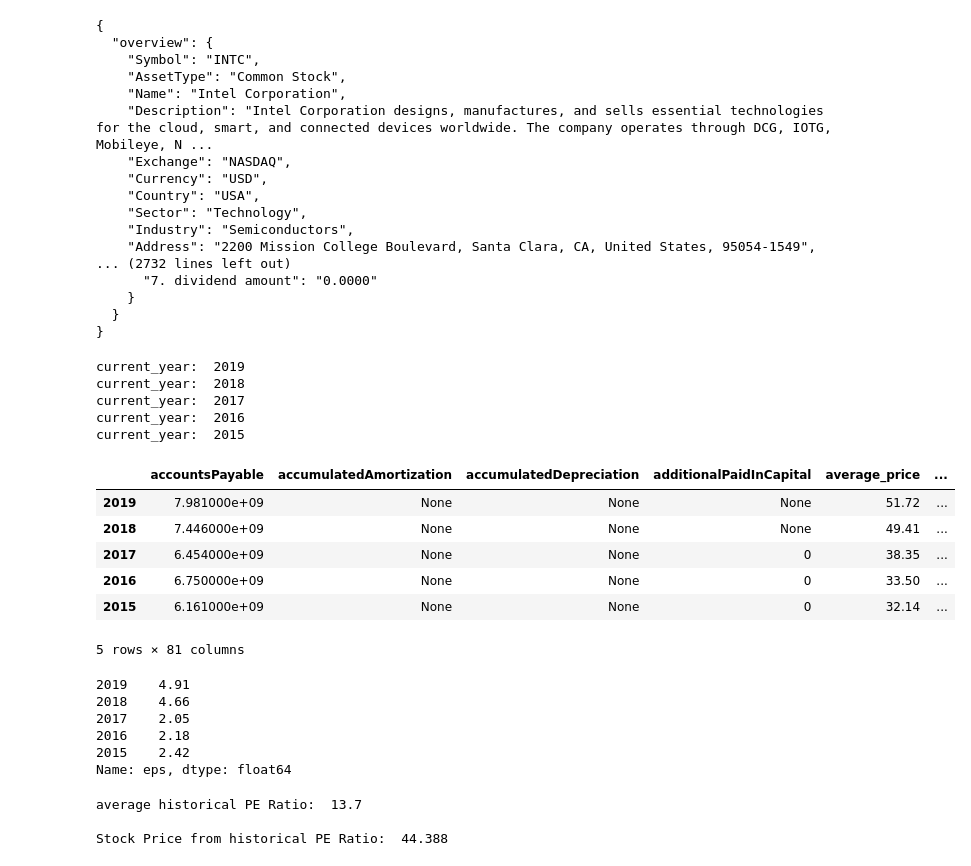
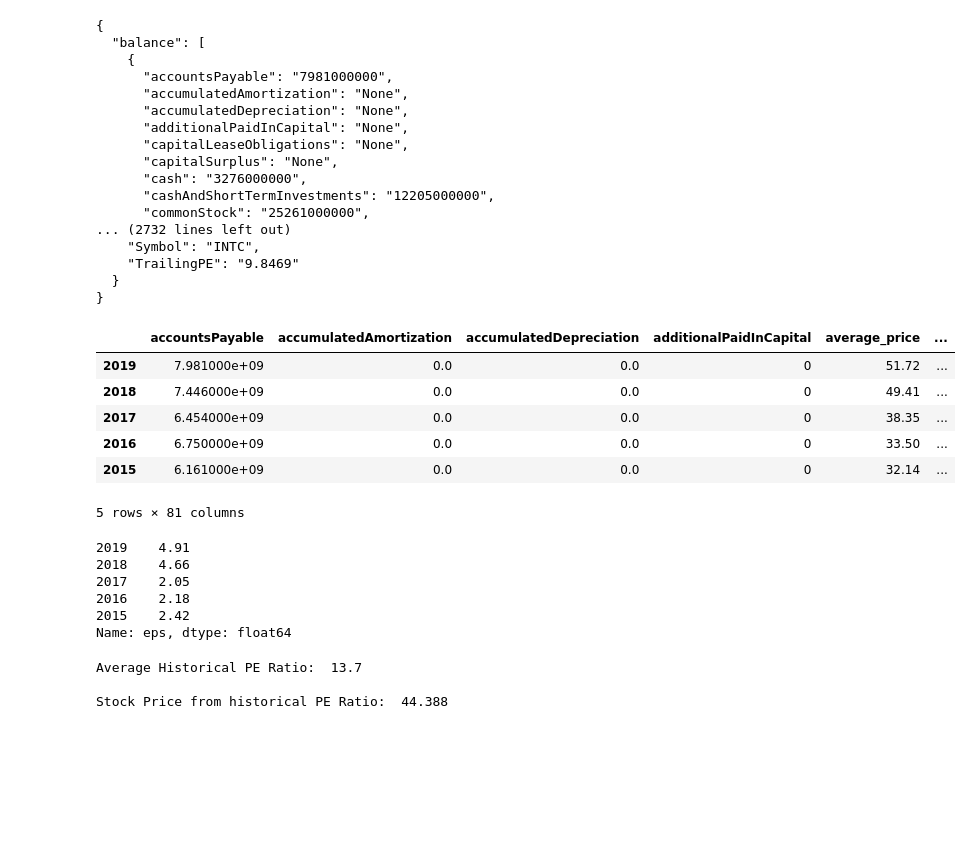
Before and after one commit to dolleyj/jupyter_notebooks, a Jupyter notebook: get_stock_fair_value.ipynb, the cells around one changed output. Drawn from its saved outputs; the diff is of its cells as text; code cells hidden in the pictures; blank space fills up the shorter version.

```diff
--- a/get_stock_fair_value.ipynb
+++ b/get_stock_fair_value.ipynb
@@ -31,23 +31,23 @@ data = None
 data = get_stock_data(STOCK_SYMBOL)
 
 import json
-print(json.dumps(data, indent=2))
+print(json.dumps(data, indent=2, sort_keys=True))
 # %% [output]
 {
-  "overview": {
+  "balance": [
+    {
+      "accountsPayable": "7981000000",
+      "accumulatedAmortization": "None",
+      "accumulatedDepreciation": "None",
+      "additionalPaidInCapital": "None",
+      "capitalLeaseObligations": "None",
+      "capitalSurplus": "None",
+      "cash": "3276000000",
+      "cashAndShortTermInvestments": "12205000000",
+      "commonStock": "25261000000",
+... (2732 lines left out)
     "Symbol": "INTC",
-    "AssetType": "Common Stock",
-    "Name": "Intel Corporation",
-    "Description": "Intel Corporation designs, manufactures, and sells essential technologies for the cloud, smart, and connected devices worldwide. The company operates through DCG, IOTG, Mobileye, N ...
-    "Exchange": "NASDAQ",
-    "Currency": "USD",
-    "Country": "USA",
-    "Sector": "Technology",
-    "Industry": "Semiconductors",
-    "Address": "2200 Mission College Boulevard, Santa Clara, CA, United States, 95054-1549",
-... (2732 lines left out)
-      "7. dividend amount": "0.0000"
-    }
+    "TrailingPE": "9.8469"
   }
 }
 # %%
@@ -92,45 +92,41 @@ def restructure_data(data):
 
     # Calculate each year's dividend amount and yield
     for year in yearly_dividend_amounts.keys():
         year_dividend_paid = sum(yearly_dividend_amounts[year])
         year_dividend_yield = round(year_dividend_paid / final_data[year]['average_price'], 4)
         final_data[year]["dividend_amount"] = year_dividend_paid
         final_data[year]["dividend_yield"] = year_dividend_yield
 
     # Add the balance sheet and income statement for each year to final
     for balance, income in list(zip(data['balance'], data['income'])):
         if balance['fiscalDateEnding'] == income['fiscalDateEnding']:
             current_year = balance['fiscalDateEnding'].split("-")[0]
             financials = {**balance, **income}
             final_data[current_year].update(financials)
 
 
     return final_data
 
 overview_data = data['overview']
 overview_data['fair_values'] = {} # NOTE: HISTORICAL FAIR VALUES WILL BE STORED HERE
 historical_data = restructure_data(data)
 
 # Load data into pandas dataframe
 df = pandas.read_json(json.dumps(historical_data), orient="index", )
 
 # Drop Years that are missing data
 # Balance sheets and Income Statements only give 5 yrs data compared to Monthly Quote data
 df = df.dropna(axis=0)
+df = df.replace(["None"], float(0)) #replace all 'None' strings with zeros (0)
 df
 # %% [output]
+|  | accountsPayable | accumulatedAmortization | accumulatedDepreciation | additionalPaidInCapital | average_price | ... |
+| 2019 | 7.981000e+09 | 0.0 | 0.0 | 0 | 51.72 | ... |
+| 2018 | 7.446000e+09 | 0.0 | 0.0 | 0 | 49.41 | ... |
+| 2017 | 6.454000e+09 | 0.0 | 0.0 | 0 | 38.35 | ... |
+| 2016 | 6.750000e+09 | 0.0 | 0.0 | 0 | 33.50 | ... |
+| 2015 | 6.161000e+09 | 0.0 | 0.0 | 0 | 32.14 | ... |
-current_year:  2019
-current_year:  2018
-current_year:  2017
-current_year:  2016
-current_year:  2015
+5 rows × 81 columns
-|  | accountsPayable | accumulatedAmortization | accumulatedDepreciation | additionalPaidInCapital | average_price | ... |
-| 2019 | 7.981000e+09 | None | None | None | 51.72 | ... |
-| 2018 | 7.446000e+09 | None | None | None | 49.41 | ... |
-| 2017 | 6.454000e+09 | None | None | 0 | 38.35 | ... |
-| 2016 | 6.750000e+09 | None | None | 0 | 33.50 | ... |
-| 2015 | 6.161000e+09 | None | None | 0 | 32.14 | ... |
-5 rows × 81 columns
 # %%
 # Calculate EPS for each year
 # TODO: Need to account for 'None' in preferredStockTotalEquity
@@ -149,16 +145,16 @@ Name: eps, dtype: float64
 df['peRatio'] = round(df['average_price'] / df['eps'], 2)
 pe_ratios = list(pandas.array(df['peRatio']))
 overview_data['historical_peratio'] = round(sum(pe_ratios) / len(pe_ratios), 2)
-print("average historical PE Ratio: ", overview_data['historical_peratio'])
+print("Average Historical PE Ratio: ", overview_data['historical_peratio'])
 
 # Calculate average historical price from historical_peratio
 eps_array = list(pandas.array(df['eps']))
 pe_ratio_fair_value = overview_data['historical_peratio'] * round(sum(eps_array) / len(eps_array), 2)
-overview_data['fair_values']['PERatio'] = pe_ratio_fair_value
+overview_data['fair_values']['pe_ratio'] = pe_ratio_fair_value
 
-print("\nStock Price from historical PE Ratio: ", overview_data['fair_values']['PERatio'])
+print("\nStock Price from historical PE Ratio: ", overview_data['fair_values']['pe_ratio'])
 # %% [output]
-average historical PE Ratio:  13.7
+Average Historical PE Ratio:  13.7
 
 Stock Price from historical PE Ratio:  44.388
 # %%
```
Also changed, not shown: parts of 3 cells of this notebook.
